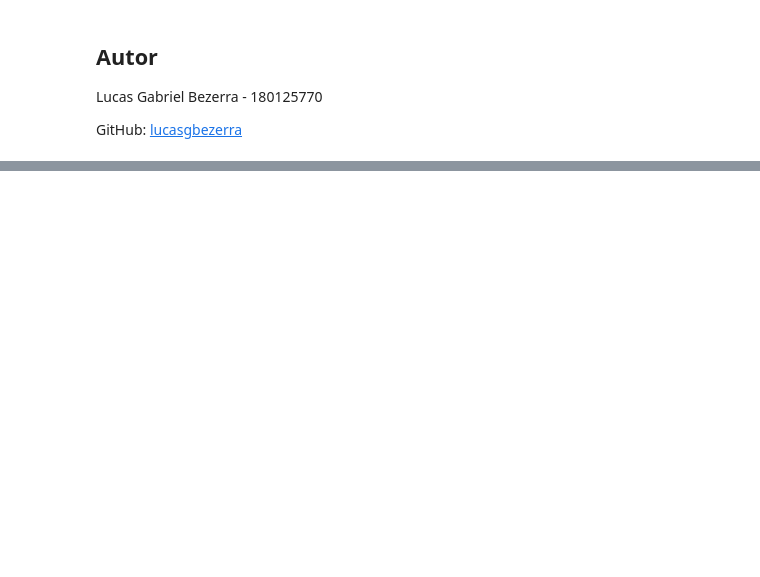
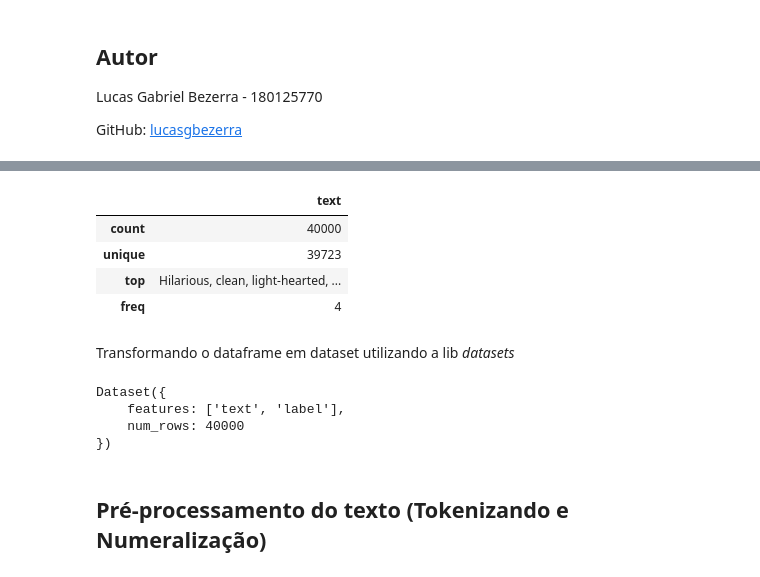
Before and after one commit to fabraz/fastaiOnCampus, a Jupyter notebook: nbs/180125770_lucasgbezerra_Lucas Gabriel Bezerra.ipynb, the cells around one changed output, grey strips where cells are left out. Cells and saved outputs as stored; diff of their text form; code cells hidden in the pictures; blank space fills up the shorter version.

```diff
--- a/nbs/180125770_lucasgbezerra_Lucas Gabriel Bezerra.ipynb
+++ b/nbs/180125770_lucasgbezerra_Lucas Gabriel Bezerra.ipynb
@@ -444,0 +101,22 @@ Outro ponto importante é que mesmo com o uso de modelos mais precisos, a taxa d
+# %%
+df_train.describe(include='object')
+# %% [output]
+|  | text |
+| count | 40000 |
+| unique | 39723 |
+| top | Hilarious, clean, light-hearted, ... |
+| freq | 4 |
+# %% [markdown]
+Transformando o dataframe em dataset utilizando a lib *datasets*
+# %%
+from datasets import Dataset,DatasetDict
+
+ds_train = Dataset.from_pandas(df_train)
+ds_train
+# %% [output]
+Dataset({
+    features: ['text', 'label'],
+    num_rows: 40000
+})
+# %% [markdown]
+## Pré-processamento do texto (Tokenizando e Numeralização)
```
Also changed, not shown: parts of 139 cells of this notebook, 1 other file.
